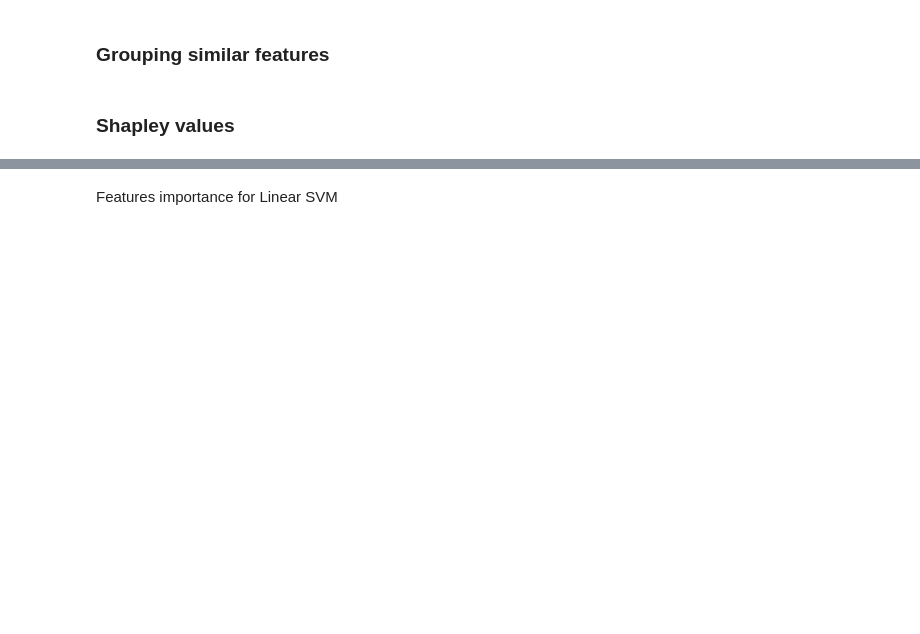
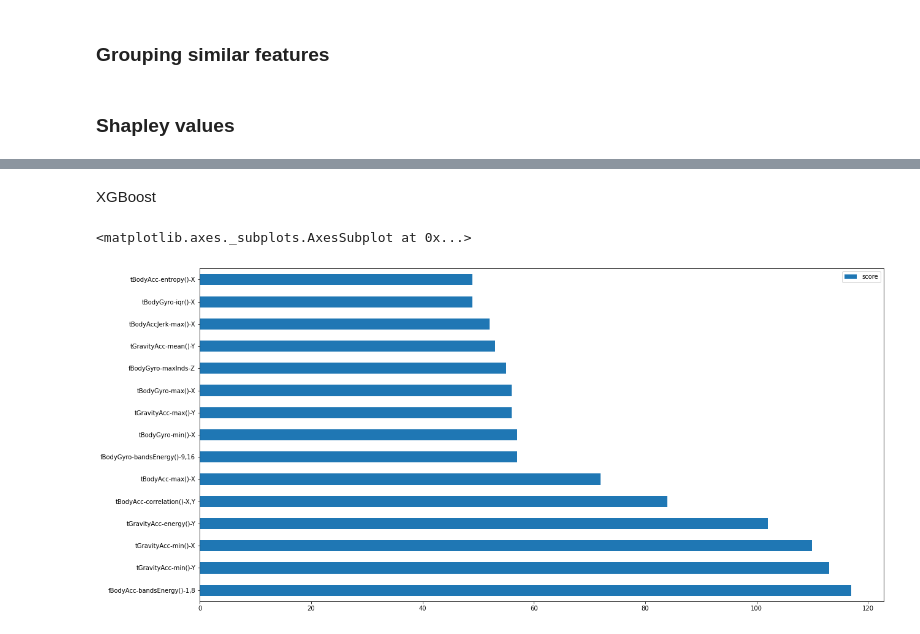
Before and after one commit to muliarska/health-state-detection-from-human-activity, a Jupyter notebook: human_activity_classification_ML_models.ipynb, the cells around one changed output, grey strips where cells are left out. Drawn from its saved outputs; the diff is of its cells as text; code cells hidden in the pictures; blank space fills up the shorter version.

```diff
--- a/human_activity_classification_ML_models.ipynb
+++ b/human_activity_classification_ML_models.ipynb
@@ -396,2 +366,17 @@ plt.show()
-# %% [markdown]
-Features importance for Linear SVM
+# %% [markdown]
+XGBoost
+# %%
+model = XGBClassifier()
+model.fit(XFull, YFull.flatten())
+
+feature_important = model.get_booster().get_score(importance_type='weight')
+
+xgboost_names_to_features = model.get_booster().feature_names
+keys = [features[xgboost_names_to_features.index(name)] for name in feature_important.keys()]
+values = list(feature_important.values())
+
+data = pd.DataFrame(data=values, index=keys, columns=["score"]).sort_values(by = "score", ascending=False)
+data.nlargest(top, columns="score").plot(kind='barh', figsize = (20,10)) ## plot top 15 features
+# %% [output]
+<matplotlib.axes._subplots.AxesSubplot at 0x...>
+[figure, added]
```
Also changed, not shown: parts of 39 cells of this notebook.
